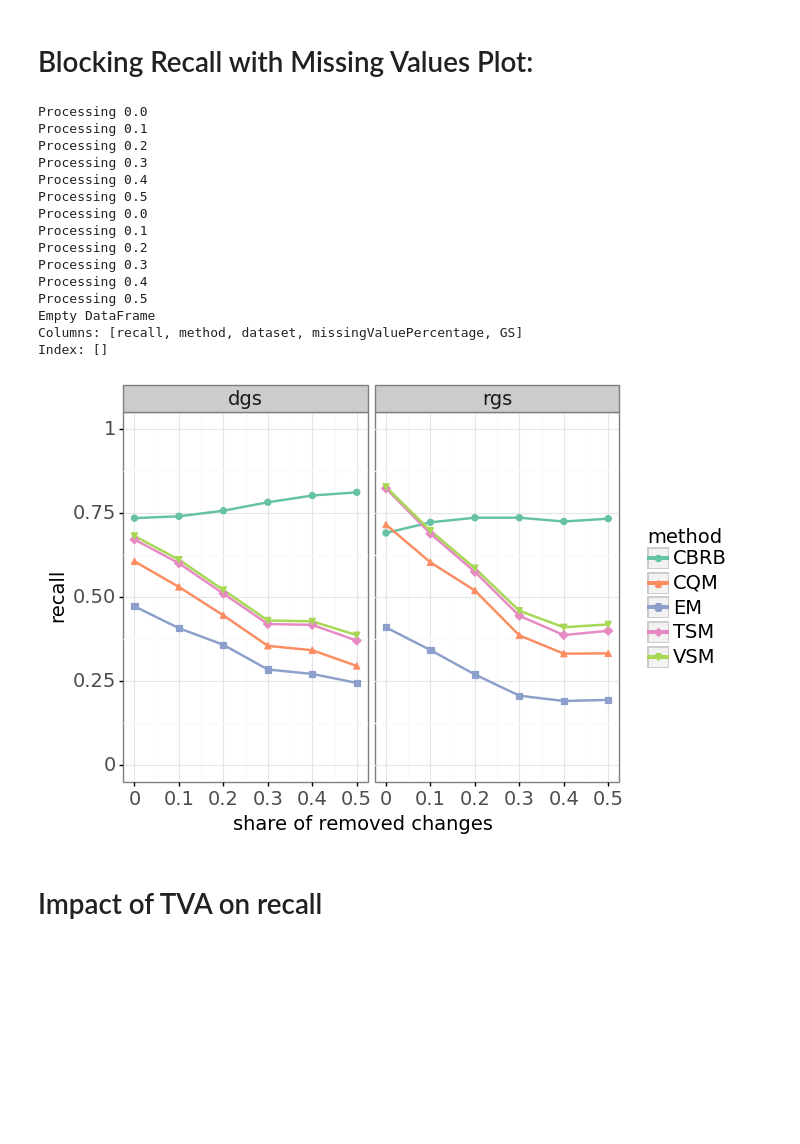
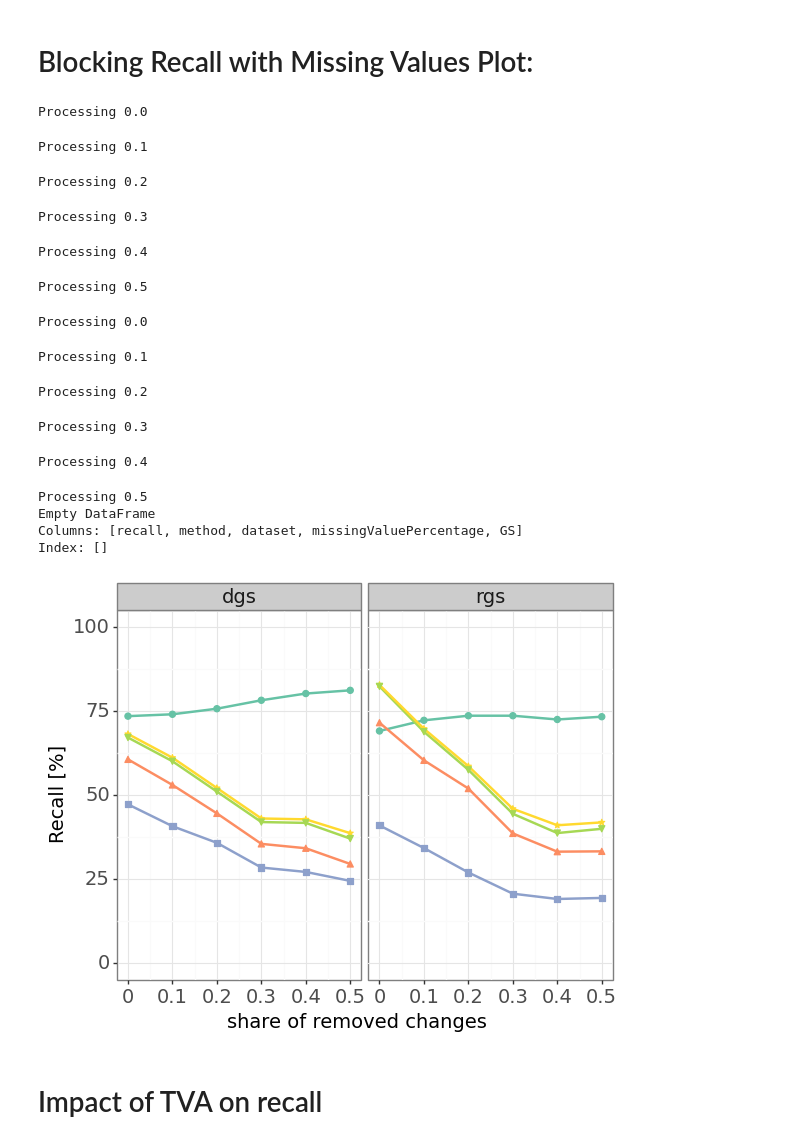
Before and after one commit to leonbornemann/RoleMatchingEvaluation, a Jupyter notebook: BlockingEvaluation.ipynb, the cells around one changed output. Saved outputs shown, nothing was run; the diff lists cells and outputs as text; code cells hidden in the pictures; blank space fills up the shorter version.

```diff
--- a/BlockingEvaluation.ipynb
+++ b/BlockingEvaluation.ipynb
@@ -21,7 +21,7 @@ import role_matching.MetricHelperMethods as mhm
 import pandas as pd
 from plotnine import *
 from plotnine.data import *
-from tabulate import tabulate
+#from tabulate import tabulate
 from sklearn.metrics import accuracy_score, f1_score, precision_score, recall_score, classification_report, confusion_matrix, precision_recall_curve
 import numpy as np
 
@@ -40,6 +40,15 @@ methodNamesToShortMethodName = {
 }
 
 missingValuePercentages = [0.0,0.1,0.2,0.3,0.4,0.5]
+
+colors = {
+    "EM": palette(1),
+    "CBRB": palette(2),
+    "CQM": palette(3),
+    "RM": palette(4),
+    "TSM": palette(5),
+    "VSM": palette(6),
+}
 
 finalDFRows = []
 for weighted in goldStandardType:
@@ -78,26 +87,29 @@ print(finalDF01)
 #finalDFMia = finalDf[(finalDf["dataset"]=="MIA") | (finalDf["dataset"]=="MAA")]
 finalDFMaa = finalDf[(finalDf["dataset"]=="MAA")]
 #print(finalDFMia)
-plot = ggplot(finalDFMaa, aes(x ='missingValuePercentage', y='recall', color="method", shape = "method")) + geom_line(size=1) + geom_point(size=2) + theme_bw() + theme(text=element_text(size=14)) +facet_wrap("GS") + xlab("share of removed changes") + ylim(0,1) + scale_color_brewer(type="qual",palette="Set2")
-print(plot)
-plot.save("exported_plots_new/missingDataRecallNonParametrized.pdf",width=leanPDFPlotWidth,height=leanPDFPlotHeight)
 # %% [output]
 Processing 0.0
-Processing 0.1
-Processing 0.2
-Processing 0.3
-Processing 0.4
-Processing 0.5
-Processing 0.0
-Processing 0.1
-Processing 0.2
-Processing 0.3
-Processing 0.4
-Processing 0.5
-Empty DataFrame
-Columns: [recall, method, dataset, missingValuePercentage, GS]
-Index: []
-[figure, removed]
+Processing 0.1
+Processing 0.2
+Processing 0.3
+Processing 0.4
+Processing 0.5
+Processing 0.0
+Processing 0.1
+Processing 0.2
+Processing 0.3
+Processing 0.4
+Processing 0.5
+Empty DataFrame
+Columns: [recall, method, dataset, missingValuePercentage, GS]
+Index: []
+# %%
+finalDFMaa["Recall [%]"] = finalDFMaa.apply(lambda r: 100.0*r["recall"],axis=1)
+plot = ggplot(finalDFMaa, aes(x ='missingValuePercentage', y='Recall [%]', color="method", shape = "method")) + geom_line(size=1) + geom_point(size=2) + theme_bw() + theme(text=element_text(size=14)) +facet_wrap("GS") + xlab("share of removed changes") + ylim(0,100) + scale_color_brewer(type="qual",palette="Set2", breaks=["CBRB", "CQM", "EM", "RM", "TSM", "VSM" ], limits= ["CBRB", "CQM", "EM", "RM", "TSM", "VSM" ], drop=False, guide=False) + scale_shape(limits= ["CBRB", "CQM", "EM", "RM", "TSM", "VSM" ], drop=False,guide=False) #+ theme(legend_position="None")#+ scale_color_manual( )
+print(plot)
+plot.save("exported_plots_new/missingDataRecallNonParametrized.pdf",width=4,height=1.68)
+# %% [output]
+[figure, added]
 # %% [markdown]
 # Impact of TVA on recall
 # %%
```
Also changed, not shown: parts of 9 cells of this notebook, 4 other files.
